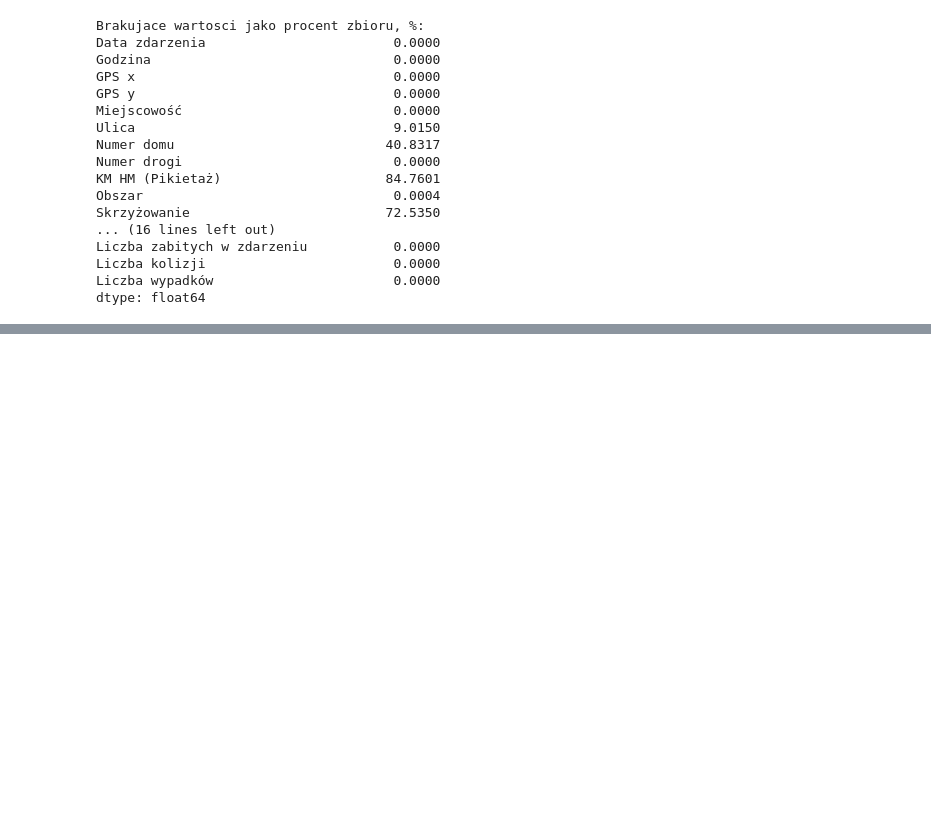
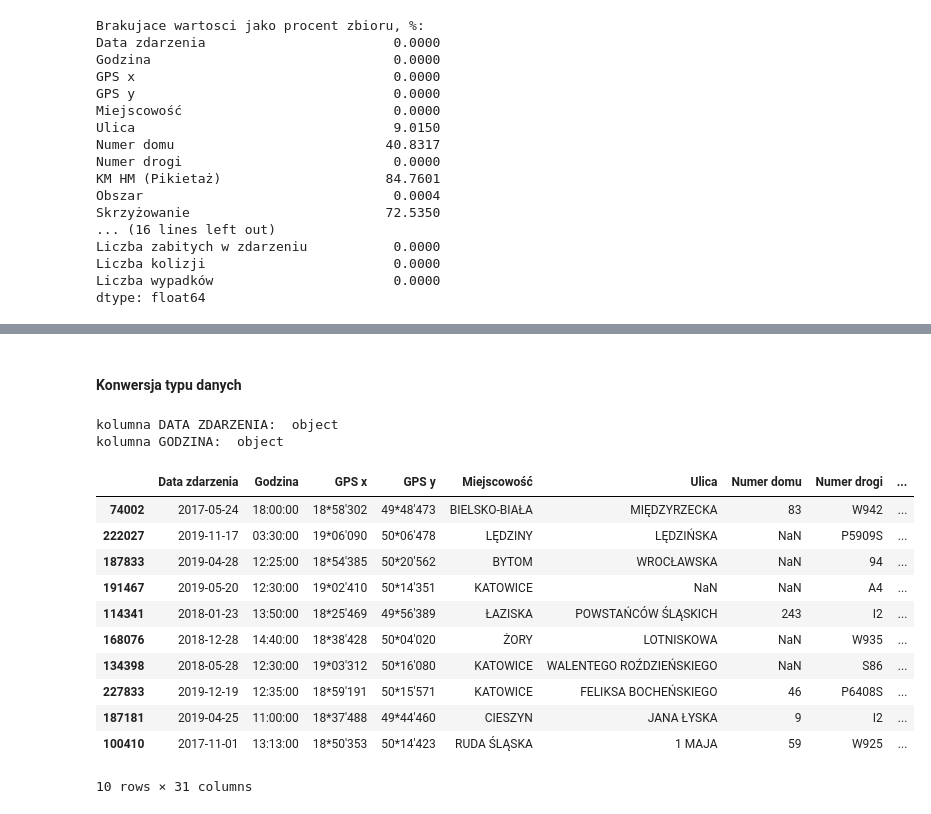
Before and after one commit to Aleksandra094/CarAccident, a Jupyter notebook: CarAccidents1.ipynb, the cells around one changed output, grey strips where cells are left out. Cells and saved outputs as stored; diff of their text form; code cells hidden in the pictures; blank space fills up the shorter version.

```diff
--- a/CarAccidents1.ipynb
+++ b/CarAccidents1.ipynb
@@ -18,7 +18,7 @@ import matplotlib.pyplot as plt
 # %% [markdown]
 #### Zaimportuj i przejrzyj dane
 # %%
-dane = pd.read_csv('DataWorkshop.csv')
+dane = pd.read_csv('data/DataWorkshop.csv')
 # %%
 print('Rozmiar danych: ', dane.shape)
 # %% [output]
@@ -121 +121,27 @@ dane.sample(50)
 50 rows × 30 columns
+# %% [markdown]
+#### Konwersja typu danych
+# %%
+# Utworzenie kopii zbioru danych. Dalsza konwersja odbywac sie bedzie na kopii danych
+df=dane.copy()
+# %%
+# Data zdarzenia i Godzina scalone do jednej kolumny
+print('kolumna DATA ZDARZENIA: ', df['Data zdarzenia'].dtypes)
+print('kolumna GODZINA: ', df['Data zdarzenia'].dtypes)
+df['data_full'] = df['Data zdarzenia'] + ' ' + df['Godzina']
+df.sample(10)
+# %% [output]
+kolumna DATA ZDARZENIA:  object
+kolumna GODZINA:  object
+|  | Data zdarzenia | Godzina | GPS x | GPS y | Miejscowość | Ulica | Numer domu | Numer drogi | ... |
+| 74002 | 2017-05-24 | 18:00:00 | 18*58'302 | 49*48'473 | BIELSKO-BIAŁA | MIĘDZYRZECKA | 83 | W942 | ... |
+| 222027 | 2019-11-17 | 03:30:00 | 19*06'090 | 50*06'478 | LĘDZINY | LĘDZIŃSKA | NaN | P5909S | ... |
+| 187833 | 2019-04-28 | 12:25:00 | 18*54'385 | 50*20'562 | BYTOM | WROCŁAWSKA | NaN | 94 | ... |
+| 191467 | 2019-05-20 | 12:30:00 | 19*02'410 | 50*14'351 | KATOWICE | NaN | NaN | A4 | ... |
+| 114341 | 2018-01-23 | 13:50:00 | 18*25'469 | 49*56'389 | ŁAZISKA | POWSTAŃCÓW ŚLĄSKICH | 243 | I2 | ... |
+| 168076 | 2018-12-28 | 14:40:00 | 18*38'428 | 50*04'020 | ŻORY | LOTNISKOWA | NaN | W935 | ... |
+| 134398 | 2018-05-28 | 12:30:00 | 19*03'312 | 50*16'080 | KATOWICE | WALENTEGO ROŹDZIEŃSKIEGO | NaN | S86 | ... |
+| 227833 | 2019-12-19 | 12:35:00 | 18*59'191 | 50*15'571 | KATOWICE | FELIKSA BOCHEŃSKIEGO | 46 | P6408S | ... |
+| 187181 | 2019-04-25 | 11:00:00 | 18*37'488 | 49*44'460 | CIESZYN | JANA ŁYSKA | 9 | I2 | ... |
+| 100410 | 2017-11-01 | 13:13:00 | 18*50'353 | 50*14'423 | RUDA ŚLĄSKA | 1 MAJA | 59 | W925 | ... |
+10 rows × 31 columns
```
Also changed, not shown: parts of 3 cells of this notebook.
